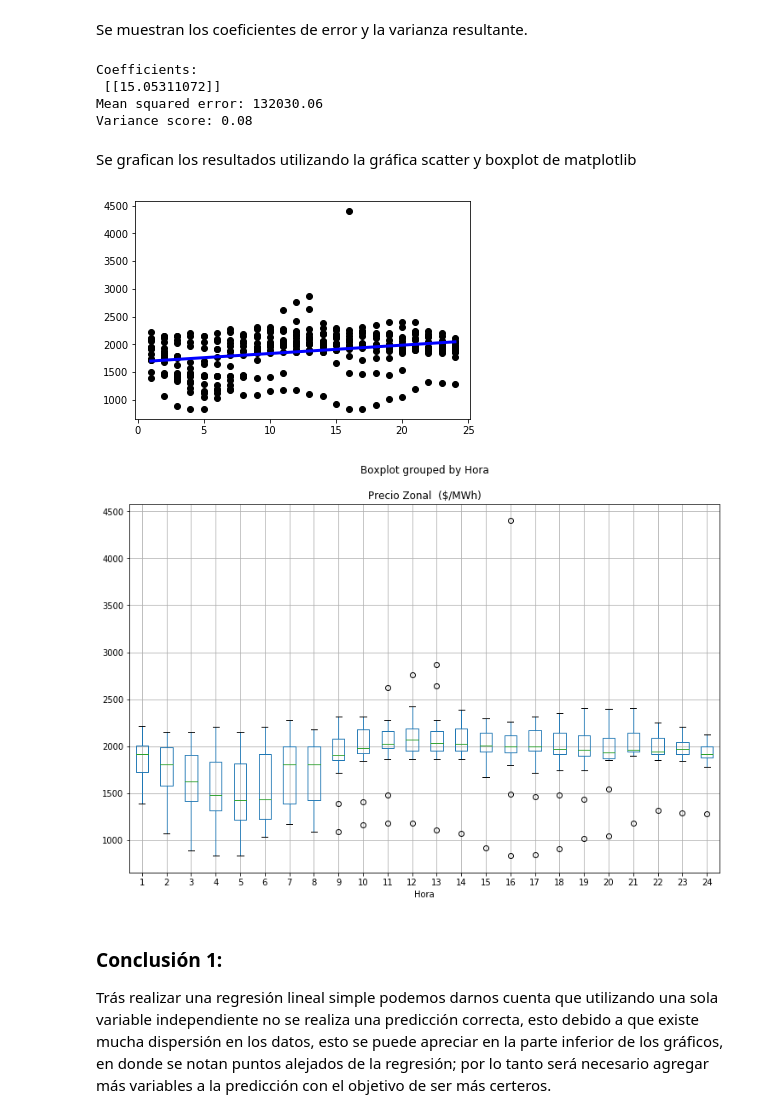
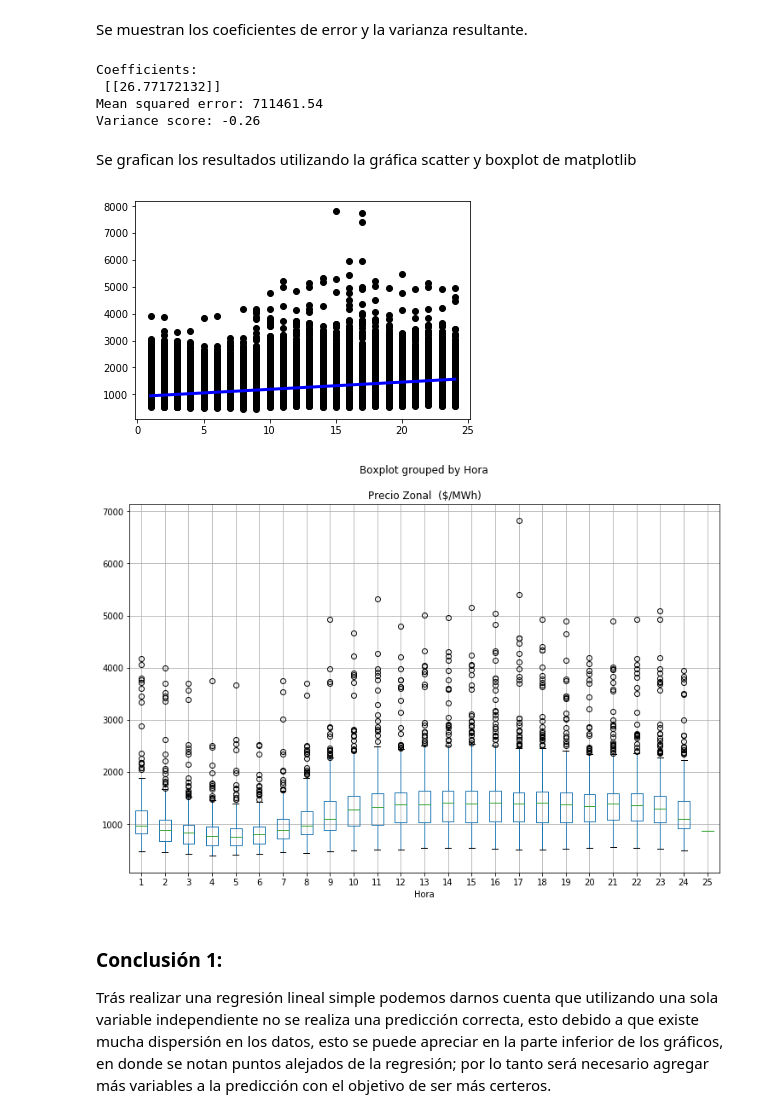
Before and after one commit to HomerMadriz/EnergyPred, a Jupyter notebook: Proyecto Final.ipynb, the cells around one changed output. Saved outputs shown, nothing was run; the diff lists cells and outputs as text; code cells hidden in the pictures.

Commit message:
Errores corregidos

```diff
--- a/Proyecto Final.ipynb
+++ b/Proyecto Final.ipynb
@@ -14,0 +3,7 @@ df.head()
+# %%
+import pandas as pd
+
+df2017 = pd.read_csv("Datos2017.csv", engine='python')
+df2018 = pd.read_csv("Datos2018.csv", engine = 'python')
+df2017.head()
+df2018.head()
@@ -16,7 +18,9 @@ df.head()
 Se filtra la zona.
 # %%
 zona = 'ZAMORA'
-dfZona = df[df['Zona de Carga'].isin([zona])]
-dfZona.head()
+dfZona17 = df2017[df2017['Zona de Carga'].isin([zona])]
+dfZona18 = df2018[df2018['Zona de Carga'].isin([zona])]
+dfZona17.head()
+dfZona18.head()
 # %% [output]
 |  | Fecha | Hora | Zona de Carga | Precio Zonal ($/MWh) | Componente energia ($/MWh) | Componente perdidas ($/MWh) | ... |
@@ -39,0 +34,5 @@ dfFiltrado.head()
+# %%
+dfFilt17 = dfZona17[['Fecha','Hora', 'Precio Zonal  ($/MWh)']]
+dfFilt18 = dfZona18[['Fecha','Hora', 'Precio Zonal  ($/MWh)']]
+dfFilt17.head()
+dfFilt18.head()
@@ -53,3 +50,9 @@ df_y_test = df_y[:]
+# %%
+df_x_train = dfFilt17[['Hora']]
+df_y_train = dfFilt17[['Precio Zonal  ($/MWh)']]
+
+df_x_test = dfFilt18[['Hora']]
+df_y_test = dfFilt18[['Precio Zonal  ($/MWh)']]
 # %% [markdown]
 Importando la libreria de linear models de sklearn se realiza la regresión linear.
 # %%
@@ -71,27 +74,27 @@ print("Mean squared error: %.2f"
 print('Variance score: %.2f' % r2_score(df_y_test, df_y_pred))
 # %% [output]
 Coefficients:
- [[15.05311072]]
-Mean squared error: 132030.06
-Variance score: 0.08
+ [[26.77172132]]
+Mean squared error: 711461.54
+Variance score: -0.26
 # %% [markdown]
 Se grafican los resultados utilizando la gráfica scatter y boxplot de matplotlib
 # %%
 import matplotlib.pyplot as plt
 
 # Plot outputs
 plt.scatter(df_x_test, df_y_test,  color='black')
 plt.plot(df_x_test, df_y_pred, color='blue', linewidth=3)
 plt.show()
 
 #graficar box plot
-data = dfFiltrado
+data = dfFilt17
 data.boxplot('Precio Zonal  ($/MWh)', by= 'Hora', figsize=(12,8))
 
 plt.show()
 # %% [output]
-[figure, old version]
+[figure, new version]
-[figure, old version]
+[figure, new version]
 # %% [markdown]
 ### Conclusión 1:
 
```
Also changed, not shown: parts of 34 cells of this notebook, 3 other files.
